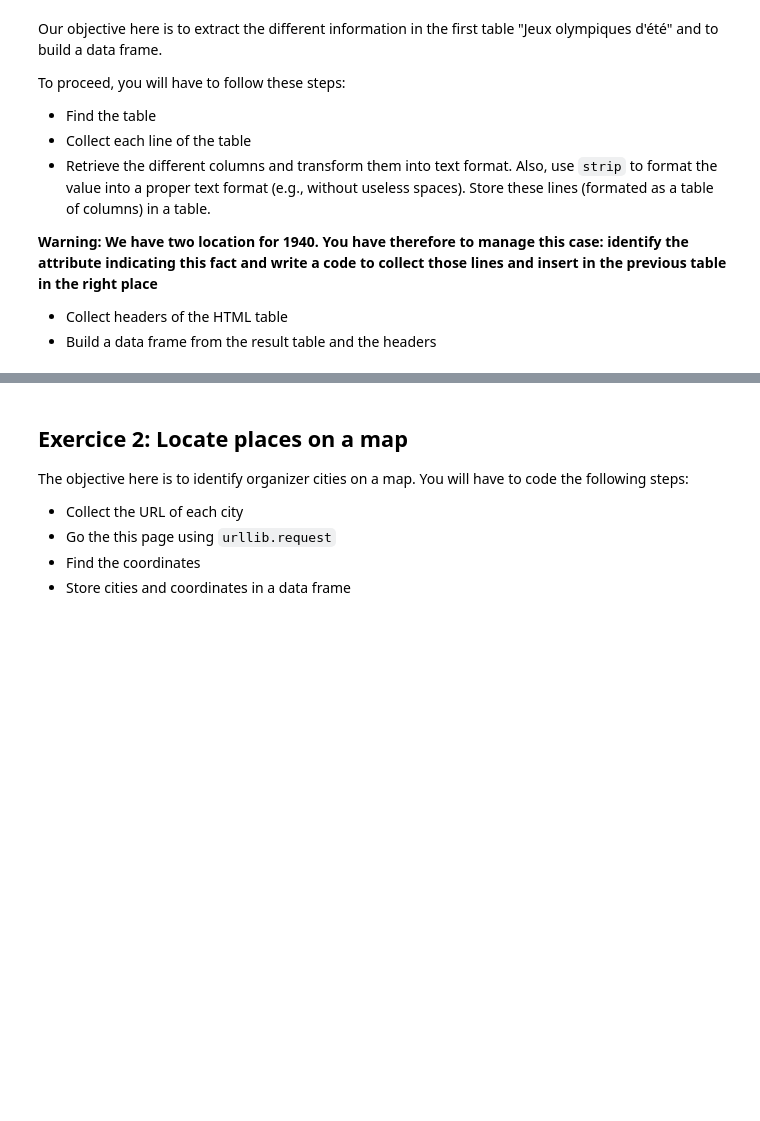
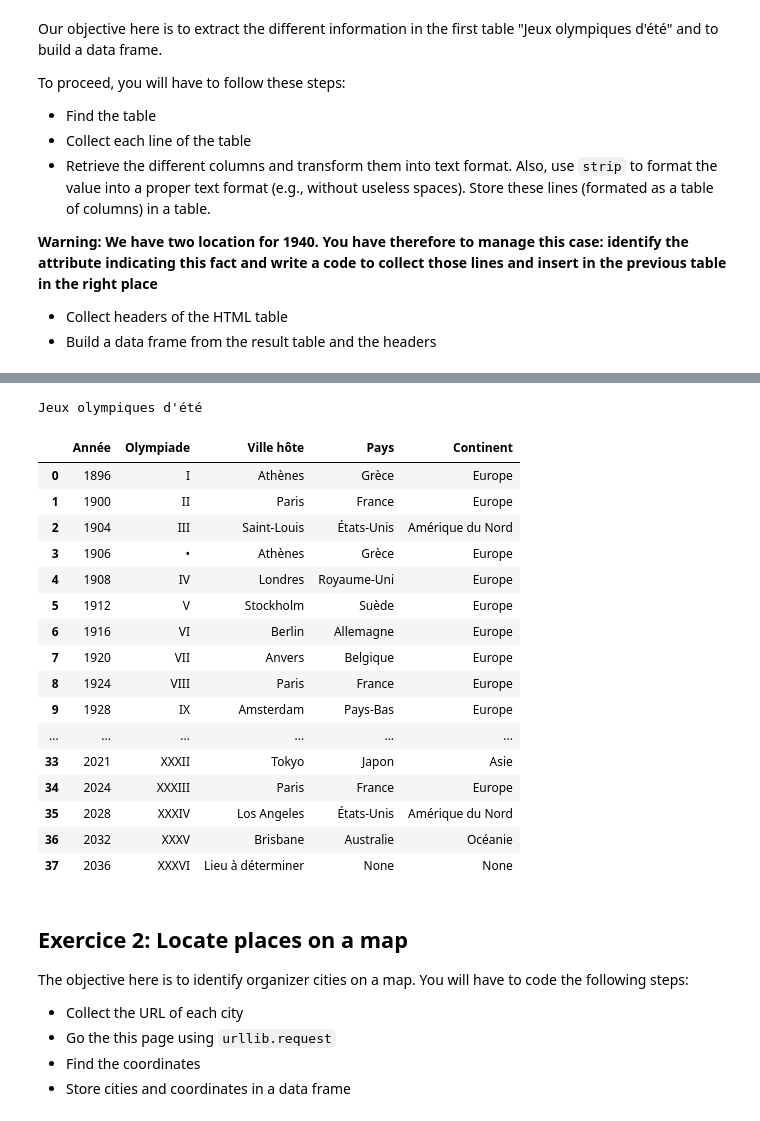
Before and after one commit to ZHANGzhile/DALAS, a Jupyter notebook: TME1_webscrapping_etu.ipynb, the cells around one changed output, grey strips where cells are left out. Saved outputs shown, nothing was run; the diff lists cells and outputs as text; code cells hidden in the pictures; blank space fills up the shorter version.

```diff
--- a/TME1_webscrapping_etu.ipynb
+++ b/TME1_webscrapping_etu.ipynb
@@ -55,3 +119,26 @@ To proceed, you will have to follow these steps:
+# %%
+print(tab_title)
+df = pandas.DataFrame(list_ligne[1:], columns=tab_header)
+df
+# %% [output]
+Jeux olympiques d'été
+|  | Année | Olympiade | Ville hôte | Pays | Continent |
+| 0 | 1896 | I | Athènes | Grèce | Europe |
+| 1 | 1900 | II | Paris | France | Europe |
+| 2 | 1904 | III | Saint-Louis | États-Unis | Amérique du Nord |
+| 3 | 1906 | • | Athènes | Grèce | Europe |
+| 4 | 1908 | IV | Londres | Royaume-Uni | Europe |
+| 5 | 1912 | V | Stockholm | Suède | Europe |
+| 6 | 1916 | VI | Berlin | Allemagne | Europe |
+| 7 | 1920 | VII | Anvers | Belgique | Europe |
+| 8 | 1924 | VIII | Paris | France | Europe |
+| 9 | 1928 | IX | Amsterdam | Pays-Bas | Europe |
+| ... | ... | ... | ... | ... | ... |
+| 33 | 2021 | XXXII | Tokyo | Japon | Asie |
+| 34 | 2024 | XXXIII | Paris | France | Europe |
+| 35 | 2028 | XXXIV | Los Angeles | États-Unis | Amérique du Nord |
+| 36 | 2032 | XXXV | Brisbane | Australie | Océanie |
+| 37 | 2036 | XXXVI | Lieu à déterminer | None | None |
 # %% [markdown]
 ## Exercice 2: Locate places on a map
 
```
Also changed, not shown: parts of 8 cells of this notebook.
